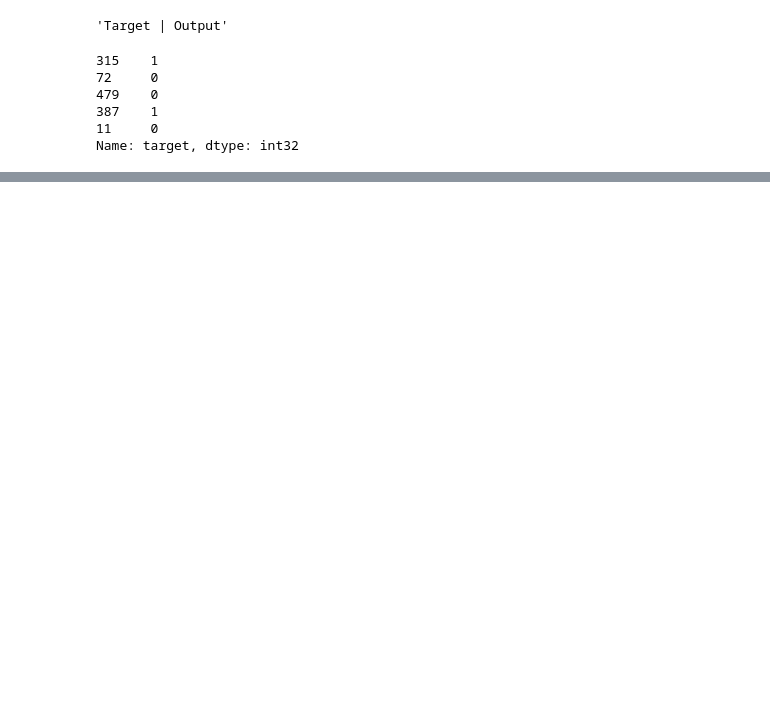
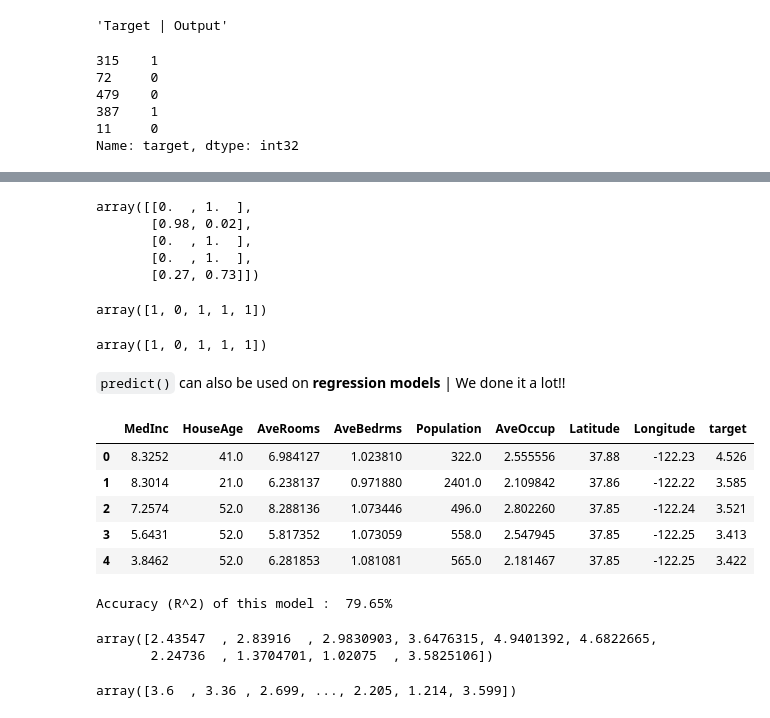
Before and after one commit to DarkDk123/ZTM-ML-Data-Science, a Jupyter notebook: 7. Scikit learn - Creating ML models/Scikit-learn Entire Breakdown.ipynb, the cells around one changed output, grey strips where cells are left out. Cells and saved outputs as stored; diff of their text form; code cells hidden in the pictures; blank space fills up the shorter version.

Commit message:
3.2 Making predictions using Trained Models.

```diff
--- a/7. Scikit learn - Creating ML models/Scikit-learn Entire Breakdown.ipynb
+++ b/7. Scikit learn - Creating ML models/Scikit-learn Entire Breakdown.ipynb
@@ -1033,0 +1110,72 @@ We got pretty good accuracy.
+# %%
+# It return the probability of all classification labels.
+# sorted by the class/label/category. In this case :
+
+# [p(0), p(1)]
+model.predict_proba(x_test[:5]) # They're very strong probabilities.
+# %% [output]
+array([[0.  , 1.  ],
+       [0.98, 0.02],
+       [0.  , 1.  ],
+       [0.  , 1.  ],
+       [0.27, 0.73]])
+# %%
+# Let's predict() on the same data
+model.predict(x_test[:5])
+# %% [output]
+array([1, 0, 1, 1, 1])
+# %%
+# Let's see actual labels to these inputs.
+y_test[:5].values # It's 100% Correct.
+# %% [output]
+array([1, 0, 1, 1, 1])
+# %% [markdown]
+`predict()` can also be used on **regression models** | We done it a lot!!
+# %%
+# Let's create a regression model using Housing data.
+housing_df.head()
+# %% [output]
+|  | MedInc | HouseAge | AveRooms | AveBedrms | Population | AveOccup | Latitude | Longitude | target |
+| 0 | 8.3252 | 41.0 | 6.984127 | 1.023810 | 322.0 | 2.555556 | 37.88 | -122.23 | 4.526 |
+| 1 | 8.3014 | 21.0 | 6.238137 | 0.971880 | 2401.0 | 2.109842 | 37.86 | -122.22 | 3.585 |
+| 2 | 7.2574 | 52.0 | 8.288136 | 1.073446 | 496.0 | 2.802260 | 37.85 | -122.24 | 3.521 |
+| 3 | 5.6431 | 52.0 | 5.817352 | 1.073059 | 558.0 | 2.547945 | 37.85 | -122.25 | 3.413 |
+| 4 | 3.8462 | 52.0 | 6.281853 | 1.081081 | 565.0 | 2.181467 | 37.85 | -122.25 | 3.422 |
+# %%
+# Import RandomForestRegressor model
+from sklearn.ensemble import RandomForestRegressor
+from sklearn.model_selection import train_test_split
+np.random.seed(7)  # for reproducibility
+
+# let's split into x (Features) & y (Labels)
+x = housing_df.drop("target", axis=1)  # Features
+y = housing_df["target"]  # Outputs | Labels
+
+
+# Let's split our data into "Training & Testing" sets.
+x_train, x_test, y_train, y_test = train_test_split(x, y, test_size=0.25)
+
+# Let's train our model on "Training set"
+
+Random_Forest_Reg = RandomForestRegressor()  # With default parameters
+
+# Fit the model on the training data | Train the model.
+Random_Forest_Reg.fit(x_train, y_train)
+
+# Make the prediction | Using `predict()` function
+y_preds = Random_Forest_Reg.predict(x_test)
+print(
+    f"Accuracy (R^2) of this model : {Random_Forest_Reg.score(x_test, y_test) : .2%}")
+# %% [output]
+Accuracy (R^2) of this model :  79.65%
+# %%
+## Our predictions are :
+y_preds[:10]
+# %% [output]
+array([2.43547  , 2.83916  , 2.9830903, 3.6476315, 4.9401392, 4.6822665,
+       2.24736  , 1.3704701, 1.02075  , 3.5825106])
+# %%
+## Actual output values (Continuous values)
+y_test.values
+# %% [output]
+array([3.6  , 3.36 , 2.699, ..., 2.205, 1.214, 3.599])
```
Also changed, not shown: parts of 12 cells of this notebook.
